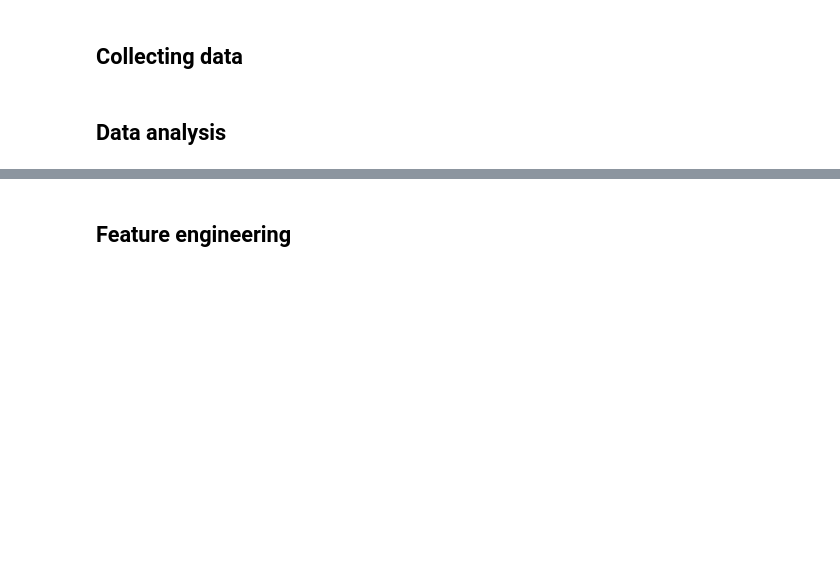
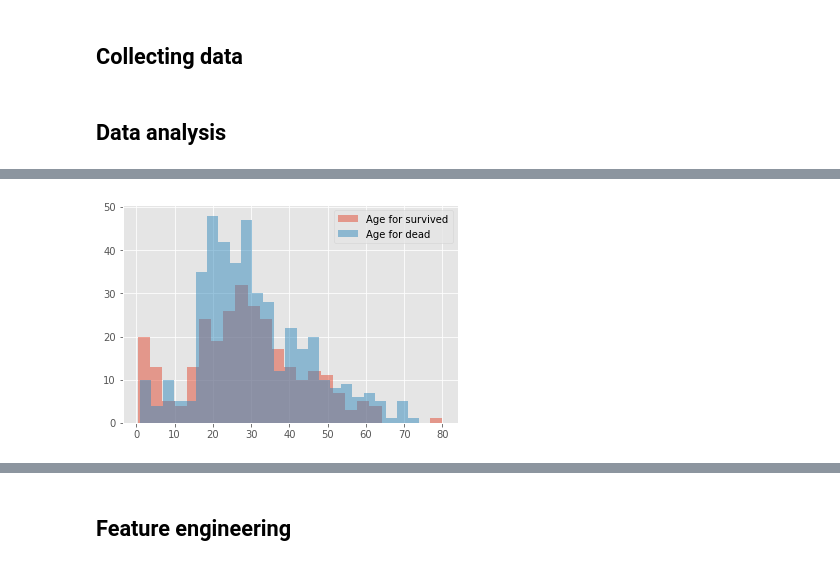
Before and after one commit to wojciechtobis/titanic, a Jupyter notebook: Titanic.ipynb, the cells around one changed output, grey strips where cells are left out. Cells and saved outputs as stored; diff of their text form; code cells hidden in the pictures; blank space fills up the shorter version.

Commit message:
'Age', 'Sex', 'Pclass', 'Fare' and 'Embarked' column analysis

```diff
--- a/Titanic.ipynb
+++ b/Titanic.ipynb
@@ -18,0 +40,33 @@ columns = list(train_data);
+# %%
+def column_analysis(column):
+    column_survived = train_data.loc[train_data["Survived"]==1][column].dropna();
+    column_dead = train_data.loc[train_data["Survived"]==0][column].dropna();
+    plt.hist(column_survived,bins=25,alpha=0.5,label=column+' for survived');
+    plt.hist(column_dead,bins=25,alpha=0.5,label=column+' for dead');
+    plt.legend(loc='upper right');
+    plt.show();
+
+def stacked_bar_columns(column):
+    column_survived = train_data.loc[train_data["Survived"]==1][column].dropna();
+    column_dead = train_data.loc[train_data["Survived"]==0][column].dropna();
+    column_survived.value_counts().plot.bar(color="#006D2C",label="Survived");
+    column_dead.value_counts().plot.bar(bottom=column_survived.value_counts(),color="#31A354",stacked=True,label="Dead");
+    plt.legend(loc='upper right');
+    plt.show();
+
+def stacked_bar_class(column):
+    uniqueValues = train_data[column].dropna().unique();
+    uniqueValues.sort();
+    margin_bottom = pd.Series(data=[0,0])
+    colors = ["#006D2C", "#31A354","#74C476"];
+    for num, value in enumerate(uniqueValues):
+        col = train_data.loc[train_data[column]==value]["Survived"].dropna();
+        col_values = col.value_counts().loc[[0,1]];
+        col_values.plot.bar(bottom=margin_bottom,color=colors[num],stacked=True,label=value);
+        margin_bottom += col_values;
+    plt.legend(loc='upper right');
+    plt.show();
+# %%
+column_analysis("Age");
+# %% [output]
+[figure, added]
```
Also changed, not shown: parts of 8 cells of this notebook, 1 other file.
